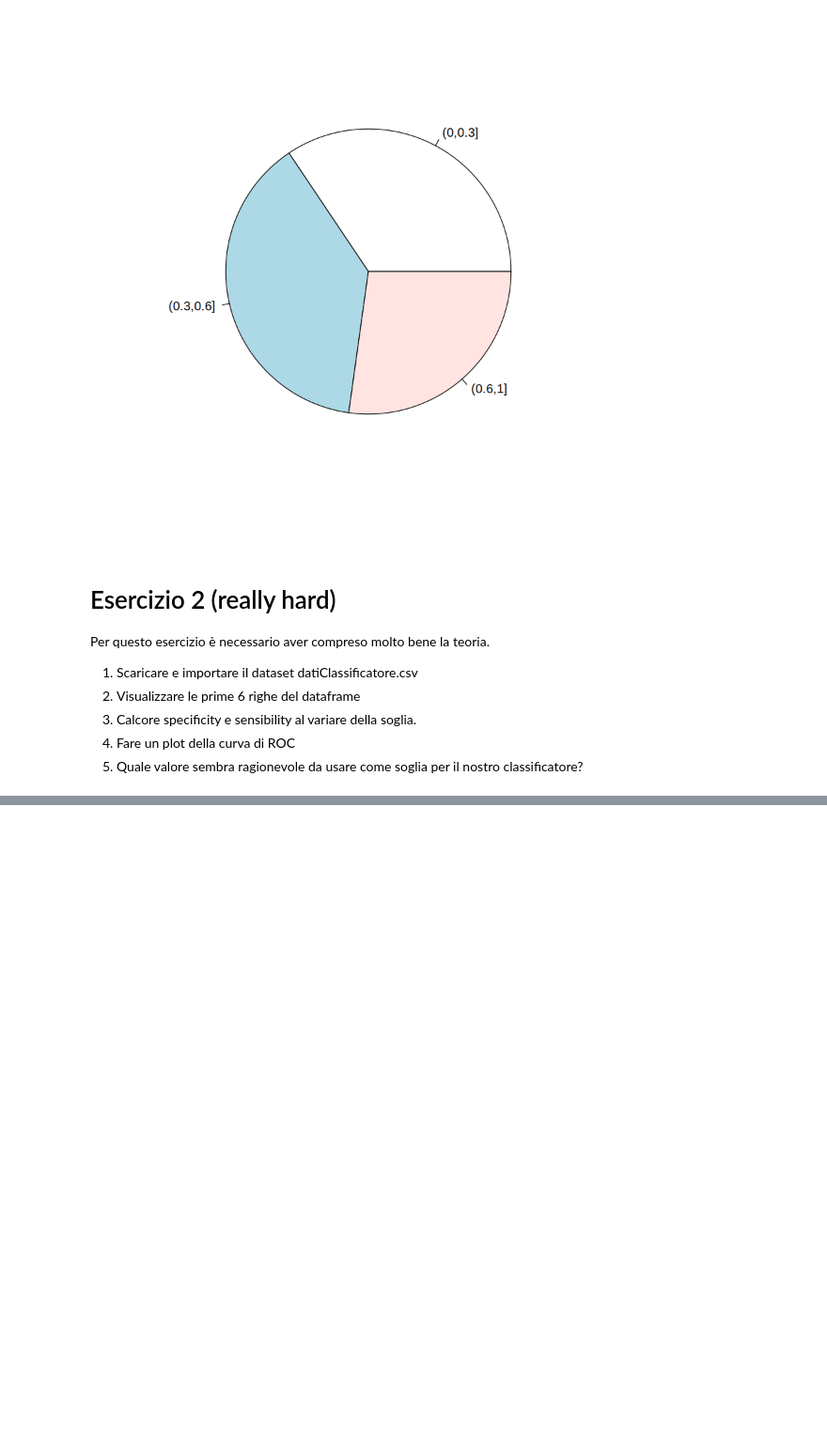
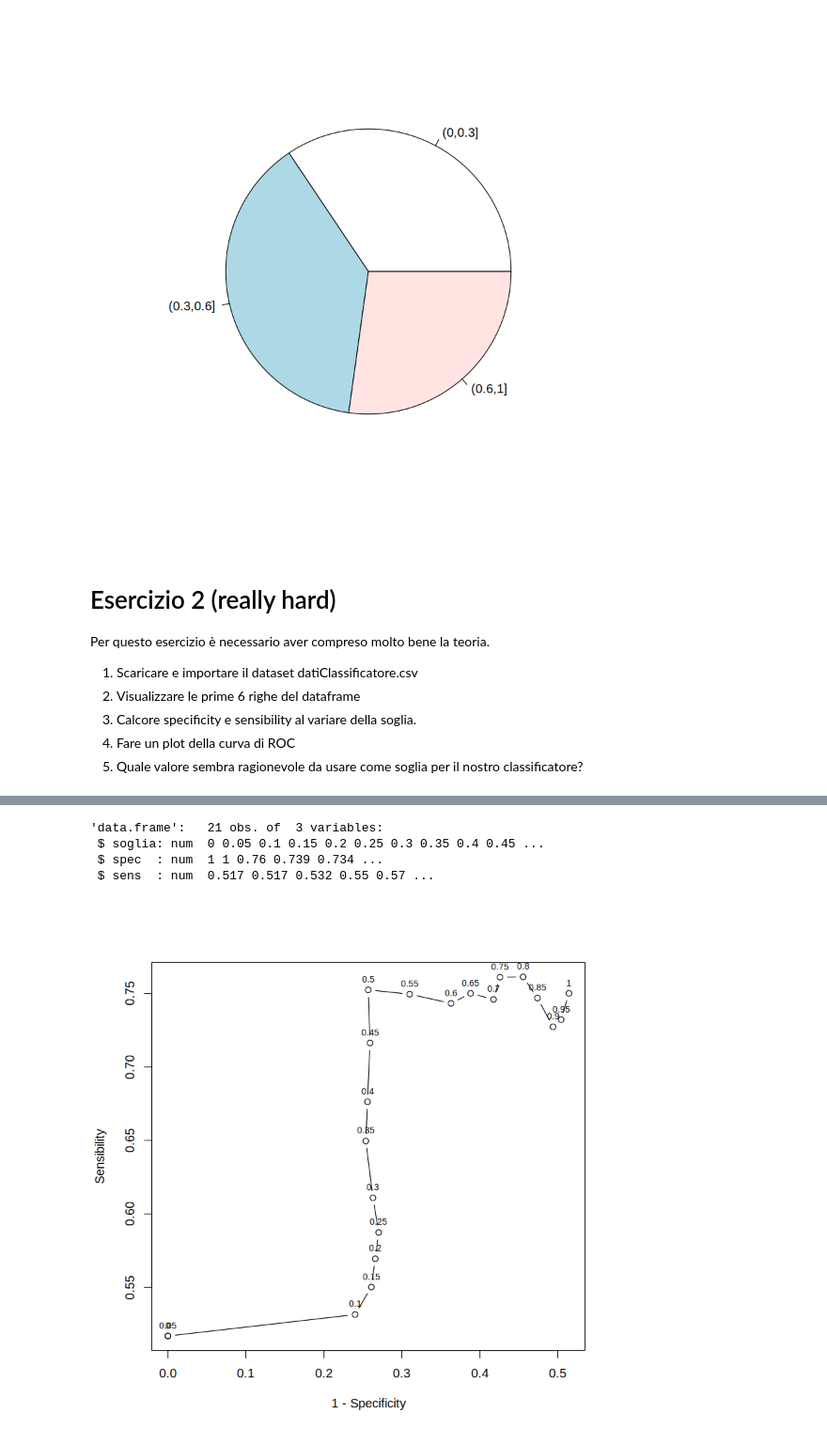
Before and after one commit to Scienziatopazzo/appunti-stats-R-jupyter, a Jupyter notebook: 5.Grafici.ipynb, the cells around one changed output, grey strips where cells are left out. Shown: that part at 94% size. Drawn from its saved outputs; the diff is of its cells as text; code cells hidden in the pictures; blank space fills up the shorter version.

```diff
--- a/5.Grafici.ipynb
+++ b/5.Grafici.ipynb
@@ -57,3 +57,6 @@ Per questo esercizio è necessario aver compreso molto bene la teoria.
 3. Calcore specificity e sensibility al variare della soglia.
 4. Fare un plot della curva di ROC
 5. Quale valore sembra ragionevole da usare come soglia per il nostro classificatore?
+# %%
+dati <- read.csv(file = "daticlassificatore.csv")
+str(dati)
@@ -59,0 +78,23 @@ Per questo esercizio è necessario aver compreso molto bene la teoria.
+# %%
+specificity <- c()
+sensibility <- c()
+for (s in unique(dati$soglia)) {
+    falsipos <- sum(dati$soglia==s & dati$stima==1 & dati$fidanzato==0)
+    falsineg <- sum(dati$soglia==s & dati$stima==0 & dati$fidanzato==1)
+    veripos <- sum(dati$soglia==s & dati$stima==1 & dati$fidanzato==1)
+    verineg <- sum(dati$soglia==s & dati$stima==0 & dati$fidanzato==0)
+    specificity <- c(specificity, if (verineg+falsineg!=0) verineg / (verineg + falsineg) else 1)
+    sensibility <- c(sensibility, if (veripos+falsipos!=0) veripos / (veripos + falsipos) else 1)
+}
+cl <- data.frame(soglia = unique(dati$soglia), spec = specificity, sens = sensibility)
+str(cl)
+# %% [output]
+'data.frame':   21 obs. of  3 variables:
+ $ soglia: num  0 0.05 0.1 0.15 0.2 0.25 0.3 0.35 0.4 0.45 ...
+ $ spec  : num  1 1 0.76 0.739 0.734 ...
+ $ sens  : num  0.517 0.517 0.532 0.55 0.57 ...
+# %%
+plot(1-cl$spec, cl$sens, xlab = "1 - Specificity", ylab = "Sensibility", type = "b")
+text(1-cl$spec, cl$sens, labels=cl$soglia, cex=0.7, pos=3)
+# %% [output]
+[figure, added]
```
Also changed, not shown: parts of 2 cells of this notebook, 2 other files.
